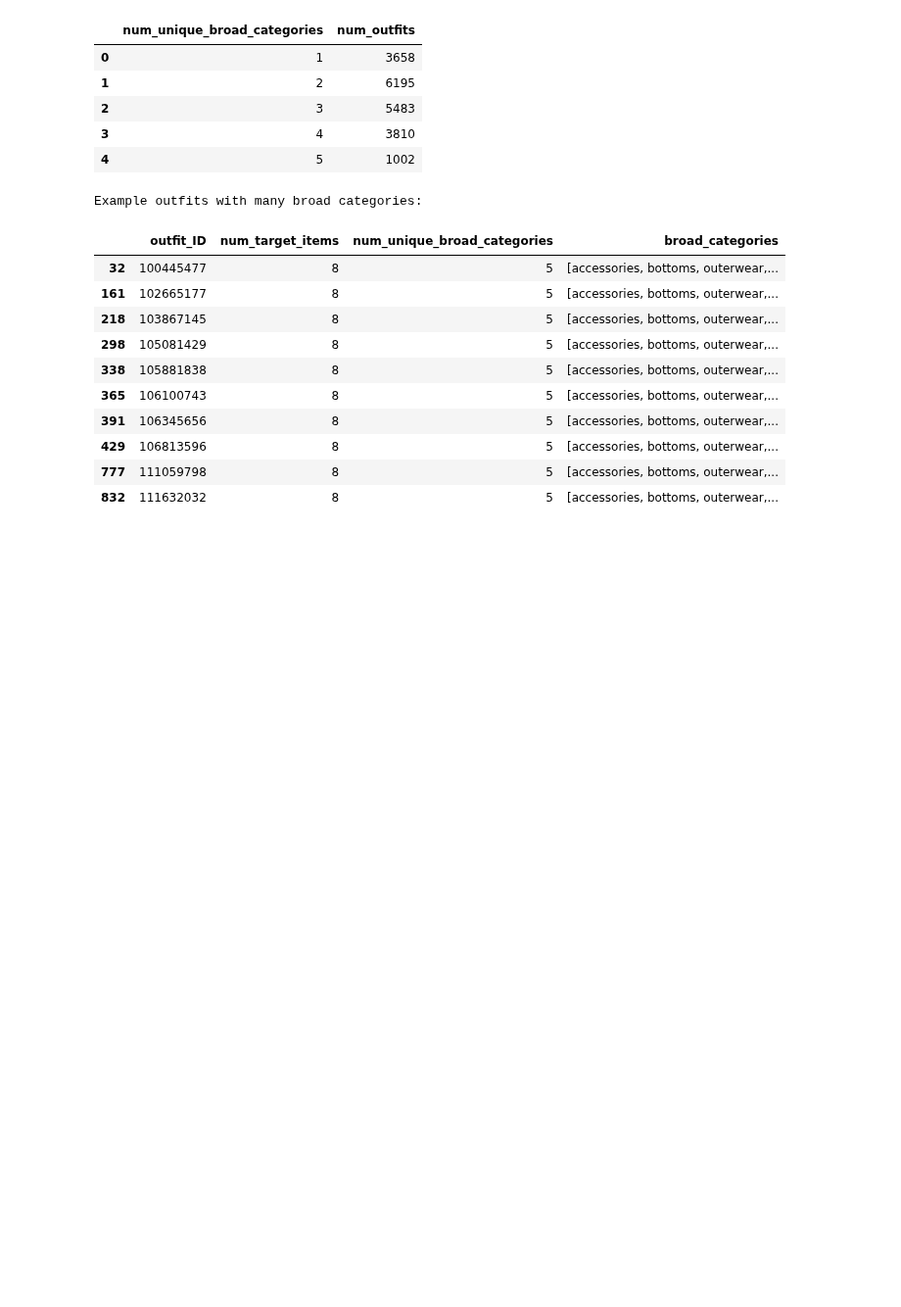
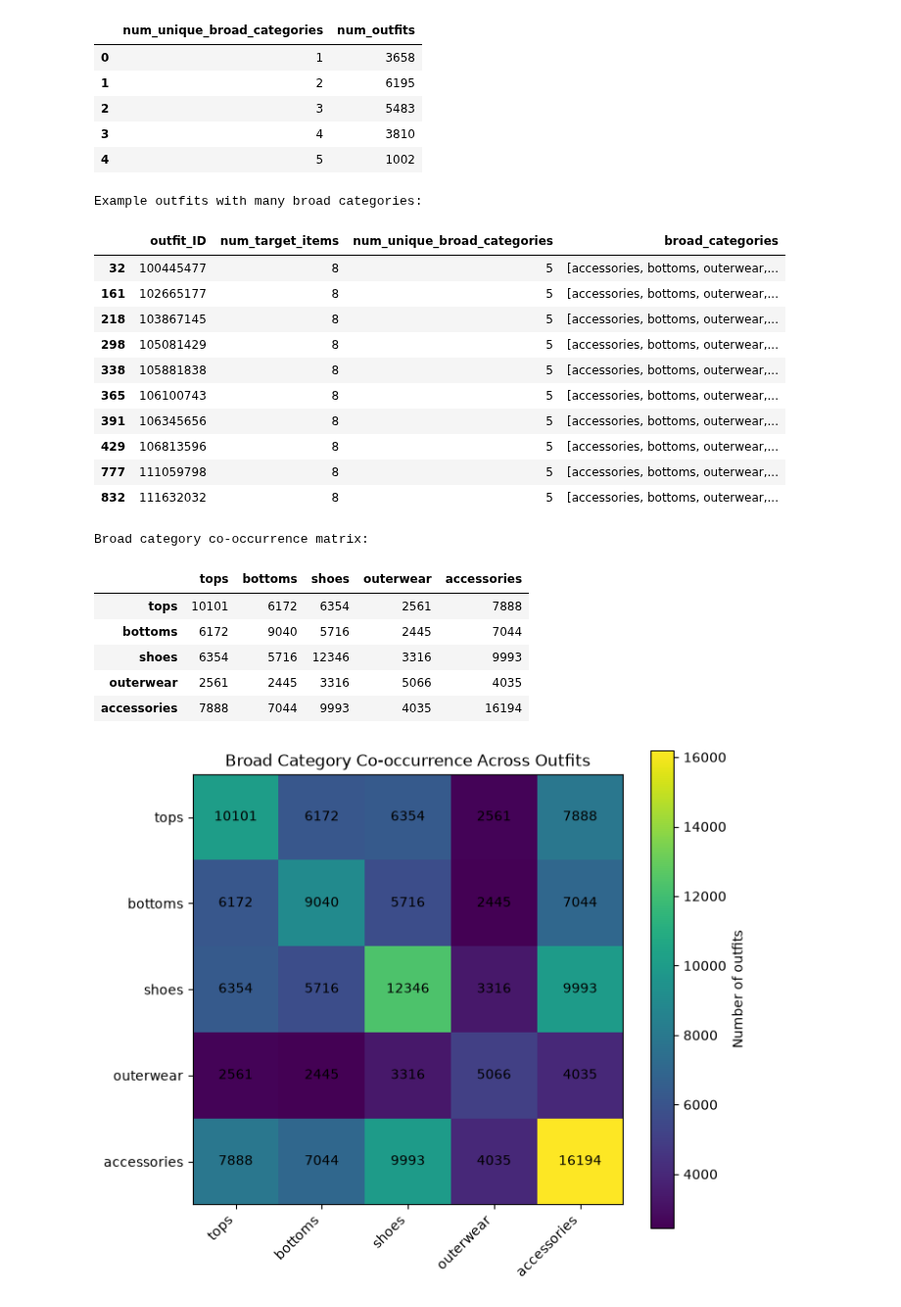
Before and after one commit to farzadismyid/evidence_fashion_recommender, a Jupyter notebook: notebook.ipynb, the cells around one changed output. Shown at 98% size. Drawn from its saved outputs; the diff is of its cells as text; code cells hidden in the pictures; blank space fills up the shorter version.

Commit message:
Add broad category cooccurrence analysis

```diff
--- a/notebook.ipynb
+++ b/notebook.ipynb
@@ -1027,3 +1027,61 @@ Example outfits with many broad categories:
 | 429 | 106813596 | 8 | 5 | [accessories, bottoms, outerwear,... |
 | 777 | 111059798 | 8 | 5 | [accessories, bottoms, outerwear,... |
 | 832 | 111632032 | 8 | 5 | [accessories, bottoms, outerwear,... |
+# %%
+# Cell 17: Category co-occurrence matrix
+# RUN AFTER CELLS 1-16 / RERUN ONLY IF CATEGORY MAPPING CHANGES
+
+broad_categories_order = [
+    "tops",
+    "bottoms",
+    "shoes",
+    "outerwear",
+    "accessories",
+]
+
+cooccurrence_matrix = pd.DataFrame(
+    0,
+    index=broad_categories_order,
+    columns=broad_categories_order,
+    dtype=int
+)
+
+for _, row in outfit_broad_composition.iterrows():
+    categories_in_outfit = set(row["broad_categories"])
+
+    for category_a in broad_categories_order:
+        for category_b in broad_categories_order:
+            if category_a in categories_in_outfit and category_b in categories_in_outfit:
+                cooccurrence_matrix.loc[category_a, category_b] += 1
+
+print("Broad category co-occurrence matrix:")
+display(cooccurrence_matrix)
+
+plt.figure(figsize=(7, 6))
+plt.imshow(cooccurrence_matrix.values)
+plt.xticks(range(len(broad_categories_order)), broad_categories_order, rotation=45, ha="right")
+plt.yticks(range(len(broad_categories_order)), broad_categories_order)
+plt.title("Broad Category Co-occurrence Across Outfits")
+plt.colorbar(label="Number of outfits")
+
+for row_index in range(len(broad_categories_order)):
+    for col_index in range(len(broad_categories_order)):
+        plt.text(
+            col_index,
+            row_index,
+            cooccurrence_matrix.values[row_index, col_index],
+            ha="center",
+            va="center"
+        )
+
+plt.tight_layout()
+plt.show()
+# %% [output]
+Broad category co-occurrence matrix:
+|  | tops | bottoms | shoes | outerwear | accessories |
+| tops | 10101 | 6172 | 6354 | 2561 | 7888 |
+| bottoms | 6172 | 9040 | 5716 | 2445 | 7044 |
+| shoes | 6354 | 5716 | 12346 | 3316 | 9993 |
+| outerwear | 2561 | 2445 | 3316 | 5066 | 4035 |
+| accessories | 7888 | 7044 | 9993 | 4035 | 16194 |
+[figure, added]
```
